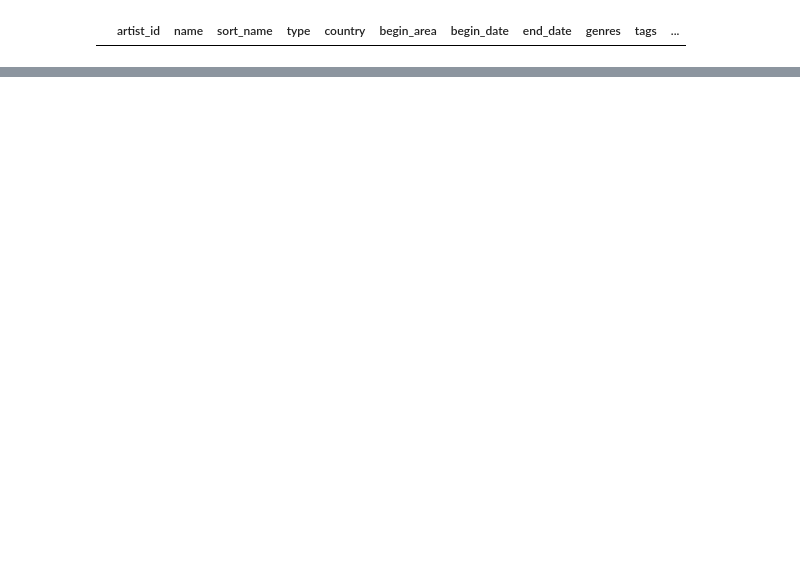
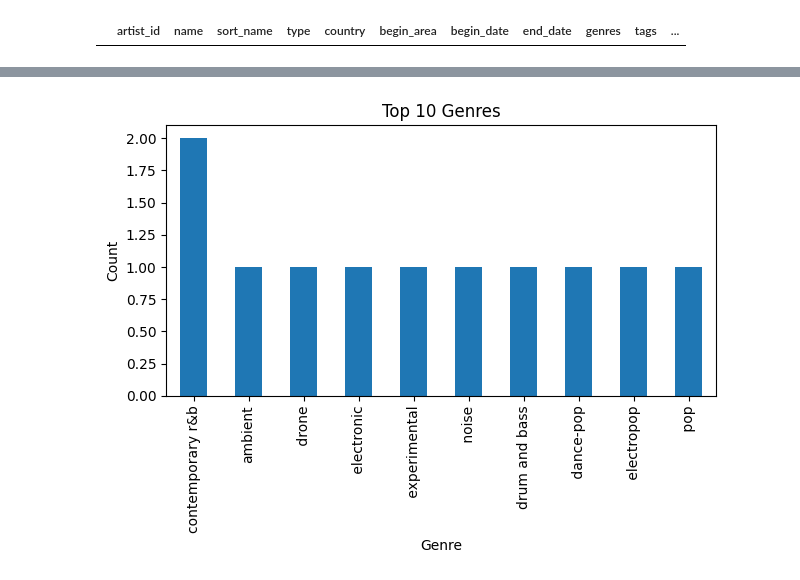
Before and after one commit to JuanDavidDazaR/workshop_2_etl_process_using_airflow, a Jupyter notebook: notebooks/004_eda_api.ipynb, the cells around one changed output, grey strips where cells are left out. Cells and saved outputs as stored; diff of their text form; code cells hidden in the pictures; blank space fills up the shorter version.

```diff
--- a/notebooks/004_eda_api.ipynb
+++ b/notebooks/004_eda_api.ipynb
@@ -153,0 +222,10 @@ dtype: object
+# %%
+genre_counts = Counter()
+df['genres'].dropna().apply(lambda x: genre_counts.update(x.split(',')))
+pd.Series(dict(genre_counts)).sort_values(ascending=False).head(10).plot(kind='bar', title='Top 10 Genres')
+plt.xlabel('Genre')
+plt.ylabel('Count')
+plt.tight_layout()
+plt.show()
+# %% [output]
+[figure, added]
```
Also changed, not shown: parts of 23 cells of this notebook, 10 other files.
